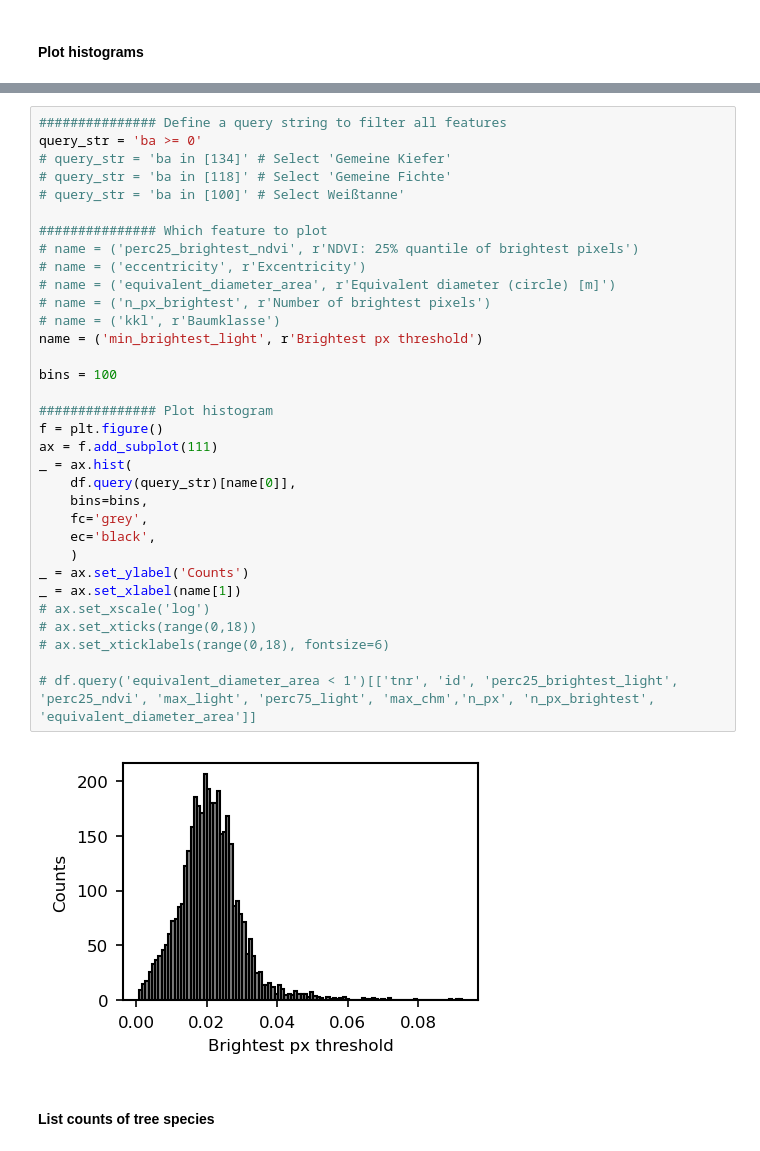
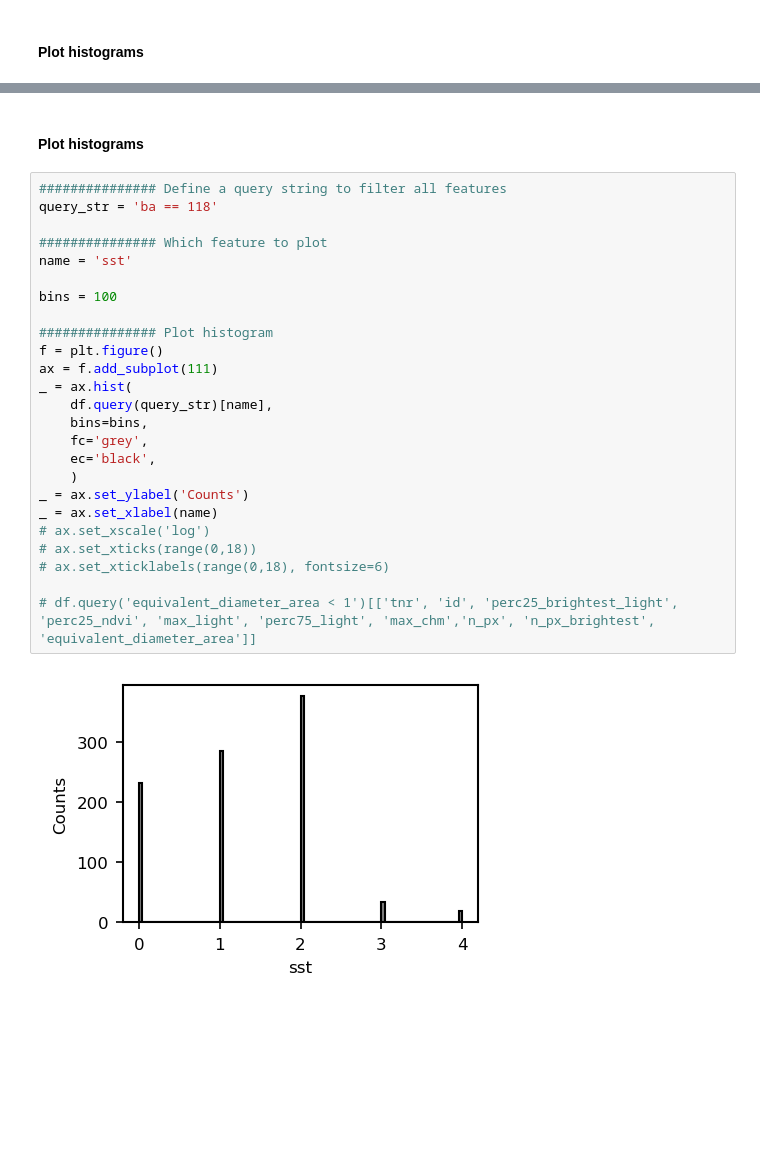
Before and after one commit to FlorianStehr/findatree, a Jupyter notebook: scripts/compare/features_terrestrial_vs_photometric.ipynb, the cells around one changed output, grey strips where cells are left out. Drawn from its saved outputs; the diff is of its cells as text; blank space fills up the shorter version.

```diff
--- a/scripts/compare/features_terrestrial_vs_photometric.ipynb
+++ b/scripts/compare/features_terrestrial_vs_photometric.ipynb
@@ -65,37 +258,29 @@ memory usage: 3.4+ MB
+# %% [markdown]
+#### Plot histograms
 # %%
 ############### Define a query string to filter all features
-query_str = 'ba >= 0'
-# query_str = 'ba in [134]' # Select 'Gemeine Kiefer'
-# query_str = 'ba in [118]' # Select 'Gemeine Fichte'
-# query_str = 'ba in [100]' # Select Weißtanne'
+query_str = 'ba == 118'
 
 ############### Which feature to plot
-# name = ('perc25_brightest_ndvi', r'NDVI: 25% quantile of brightest pixels')
-# name = ('eccentricity', r'Excentricity')
-# name = ('equivalent_diameter_area', r'Equivalent diameter (circle) [m]')
-# name = ('n_px_brightest', r'Number of brightest pixels')
-# name = ('kkl', r'Baumklasse')
-name = ('min_brightest_light', r'Brightest px threshold')
+name = 'sst'
 
 bins = 100
 
 ############### Plot histogram
 f = plt.figure()
 ax = f.add_subplot(111)
 _ = ax.hist(
-    df.query(query_str)[name[0]],
+    df.query(query_str)[name],
     bins=bins,
     fc='grey',
     ec='black',
     )
 _ = ax.set_ylabel('Counts')
-_ = ax.set_xlabel(name[1])
+_ = ax.set_xlabel(name)
 # ax.set_xscale('log')
 # ax.set_xticks(range(0,18))
 # ax.set_xticklabels(range(0,18), fontsize=6)
 
 # df.query('equivalent_diameter_area < 1')[['tnr', 'id', 'perc25_brightest_light', 'perc25_ndvi', 'max_light', 'perc75_light', 'max_chm','n_px', 'n_px_brightest', 'equivalent_diameter_area']]
 # %% [output]
-[figure, old version]
+[figure, new version]
-# %% [markdown]
-#### List counts of tree species
```
Also changed, not shown: parts of 19 cells of this notebook, 4 other files.
